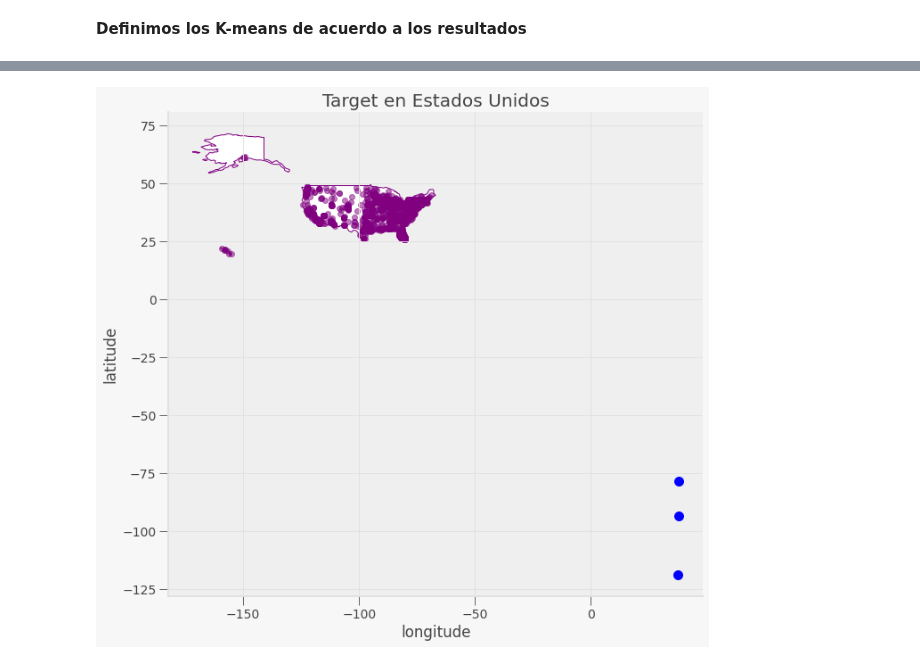
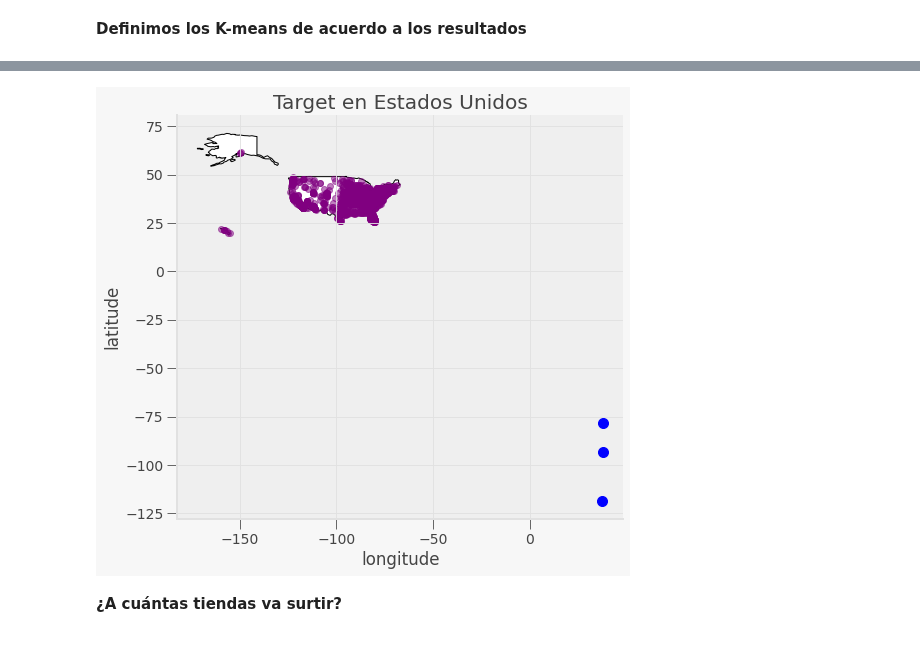
Before and after one commit to PosgradoMNA/actividades-de-aprendizaje-A01793918_HelmyMoreno, a Jupyter notebook: TecMty_kmeans_target_v01793918.ipynb, the cells around one changed output, grey strips where cells are left out. Drawn from its saved outputs; the diff is of its cells as text; code cells hidden in the pictures.

```diff
--- a/TecMty_kmeans_target_v01793918.ipynb
+++ b/TecMty_kmeans_target_v01793918.ipynb
@@ -285,19 +285,21 @@ Feature names must be in the same order as they were in fit.
 # %%
-fig, gax = plt.subplots(figsize=(15,10))
+fig, gax = plt.subplots(figsize=(8,8))
 
-world.query("name == 'United States of America'").plot(ax = gax, edgecolor='purple', color='white')
+world.query("name == 'United States of America'").plot(ax = gax, edgecolor='black', color='white')
 
 gdf.plot(ax=gax, color='purple', alpha = 0.5)
 gdf_C.plot(ax=gax, color='blue', alpha = 1, markersize = 100)
 
 
 gax.set_xlabel('longitude')
 gax.set_ylabel('latitude')
 gax.set_title('Target en Estados Unidos')
 
 gax.spines['top'].set_visible(False)
 gax.spines['right'].set_visible(False)
 
 plt.show()
 # %% [output]
-[figure, old version]
+[figure, new version]
+# %% [markdown]
+**¿A cuántas tiendas va surtir?**
```
Also changed, not shown: parts of 10 cells of this notebook.
